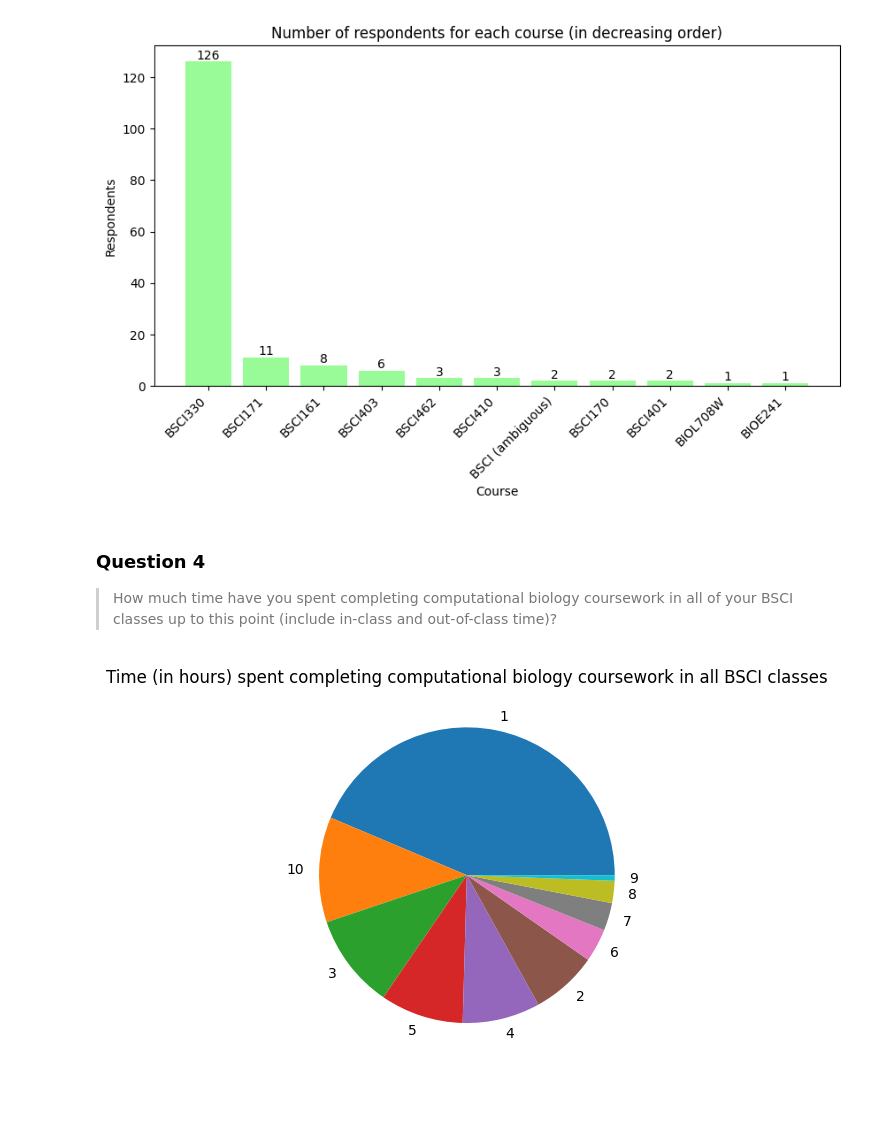
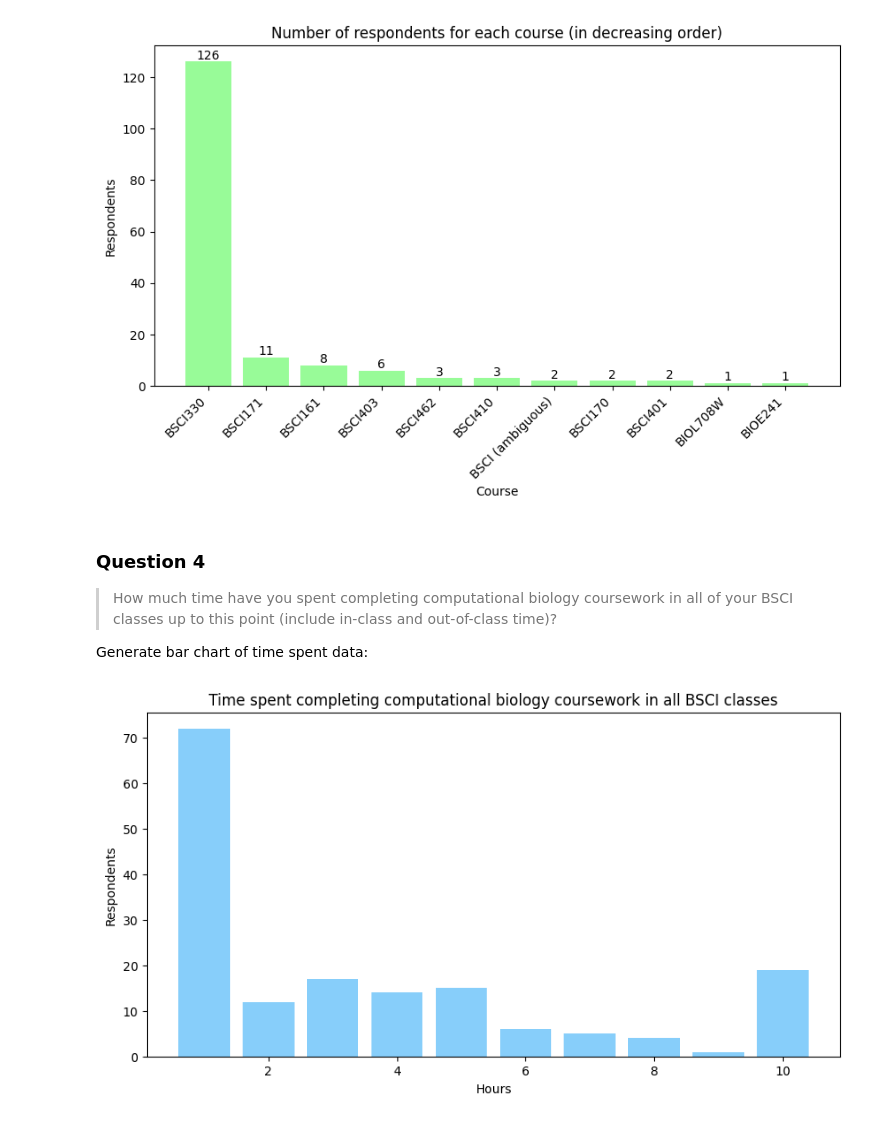
Before and after one commit to maxinehsu/summary-visualizations, a Jupyter notebook: viz.ipynb, the cells around one changed output. Drawn from its saved outputs; the diff is of its cells as text; code cells hidden in the pictures.

```diff
--- a/viz.ipynb
+++ b/viz.ipynb
@@ -117,16 +117,28 @@ plt.show()
 # %% [markdown]
 ### Question 4
 > How much time have you spent completing computational biology coursework in all of your BSCI classes up to this point (include in-class and out-of-class time)?
+
+Generate bar chart of time spent data:
 # %%
-q4_counts = df["q4"].value_counts()
-q4_times = q4_counts.index.tolist()
+q4_counts = df["q4"].value_counts(sort=False) # y-values -- number of respondents
+q4_times = q4_counts.index.tolist() # x-values -- hours
 
-plt.pie(q4_counts, labels=q4_times)
-plt.title("Time (in hours) spent completing computational biology coursework in all BSCI classes")
+# generate bar chart
+plt.figure(figsize=(10, 5))
+plt.bar(q4_times, q4_counts, color="lightskyblue")
+
+# add labels
+plt.title("Time spent completing computational biology coursework in all BSCI classes")
+plt.xlabel("Hours")
+plt.ylabel("Respondents")
+
+# display values above each bar
+for i in range(len(q4_times)):
+    pass
 
 plt.show()
 # %% [output]
-[figure, old version]
+[figure, new version]
 # %% [markdown]
 ### Question 10
 > Are you graduating this semester (Spring 2024)?
```
Also changed, not shown: parts of 5 cells of this notebook.
